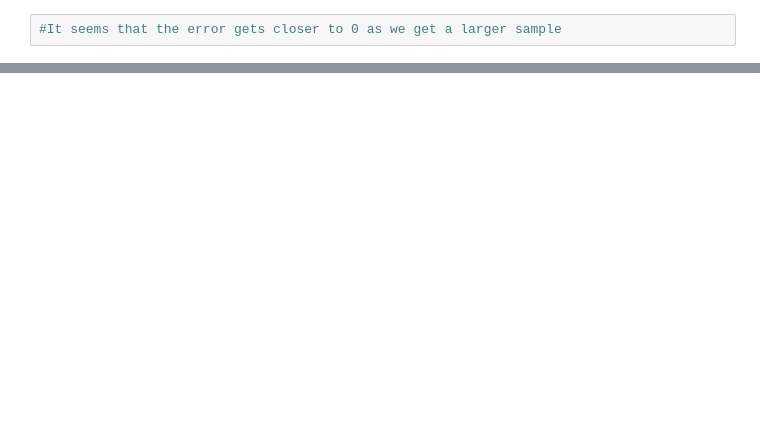
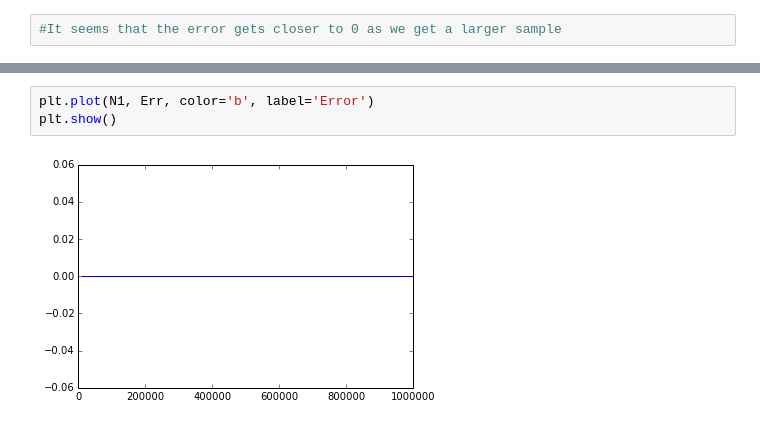
Before and after one commit to kjarment/PHYS202S14, a Jupyter notebook: SciPy/MCIntegrationExcercises.ipynb, the cells around one changed output, grey strips where cells are left out. Drawn from its saved outputs; the diff is of its cells as text; blank space fills up the shorter version.

```diff
--- a/SciPy/MCIntegrationExcercises.ipynb
+++ b/SciPy/MCIntegrationExcercises.ipynb
@@ -208,0 +272,5 @@ plt.show()
+# %%
+plt.plot(N1, Err, color='b', label='Error')
+plt.show()
+# %% [output]
+[figure, added]
```
Also changed, not shown: parts of 11 cells of this notebook, 3 other files.
